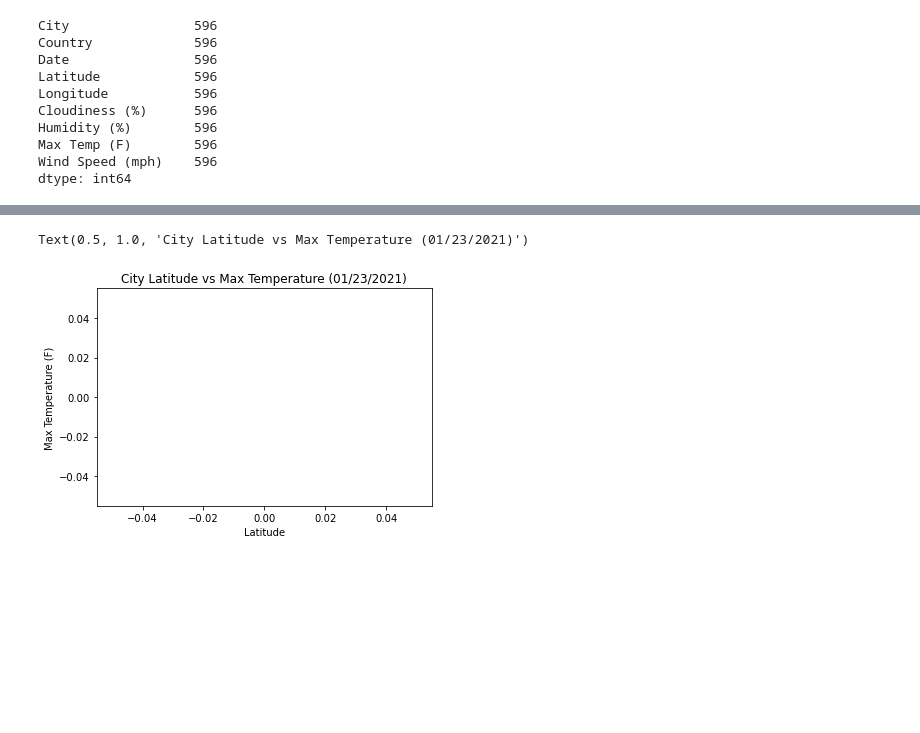
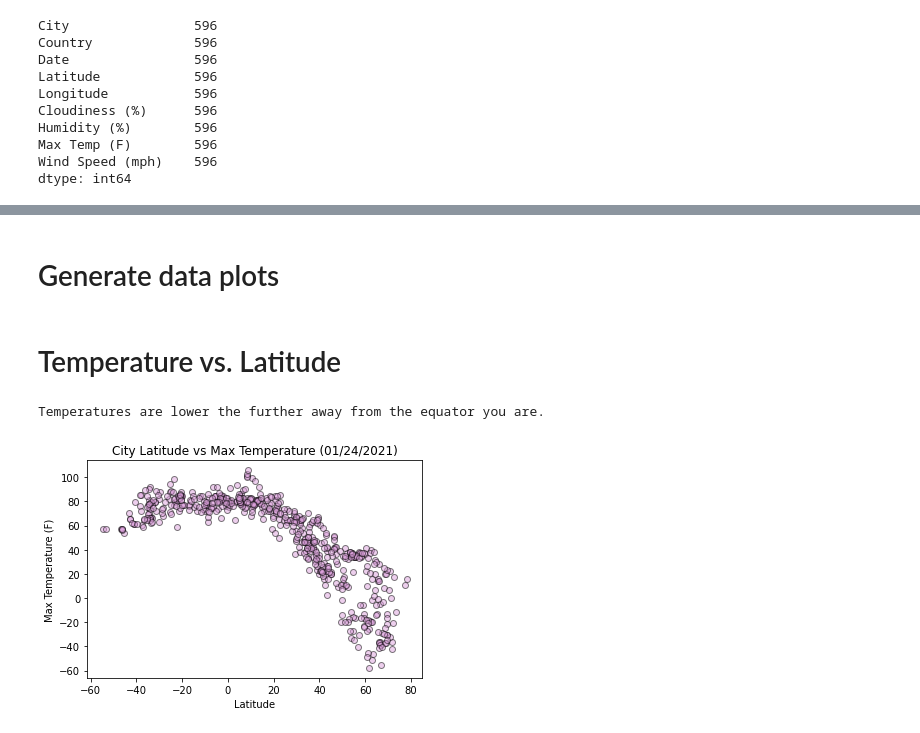
Before and after one commit to mpeteet/python-api-challenge, a Jupyter notebook: WeatherPy/WeatherPy.ipynb, the cells around one changed output, grey strips where cells are left out. Cells and saved outputs as stored; diff of their text form; code cells hidden in the pictures; blank space fills up the shorter version.

```diff
--- a/WeatherPy/WeatherPy.ipynb
+++ b/WeatherPy/WeatherPy.ipynb
@@ -166,11 +157,15 @@ weather_df.to_csv("weather_df.csv")
+# %% [markdown]
+#    Generate data plots
+# %% [markdown]
+# Temperature vs. Latitude
 # %%
-
 today = time.strftime("%m/%d/%Y")
-plt.scatter(pd.to_numeric(weather_df["Latitude"]).astype(float), pd.to_numeric(weather_df["Max Temp (F)"]).astype(float), facecolors="skyblue", edgecolors="black", alpha = 0.5)
+plt.scatter(pd.to_numeric(weather_df["Latitude"]).astype(float), pd.to_numeric(weather_df["Max Temp (F)"]).astype(float), facecolors="plum", edgecolors="black", alpha = 0.5)
 plt.xlabel("Latitude")
 plt.ylabel("Max Temperature (F)")
 plt.title(f"City Latitude vs Max Temperature ({today})")
-#print("The plot proves that as we generally move away from the equator, temperature drops")
+plt.savefig("output/LatTmp.png")
+print("Temperatures are lower the further away from the equator you are.")
 # %% [output]
-Text(0.5, 1.0, 'City Latitude vs Max Temperature (01/23/2021)')
+Temperatures are lower the further away from the equator you are.
-[figure, old version]
+[figure, new version]
```
Also changed, not shown: parts of 12 cells of this notebook, 6 other files.
